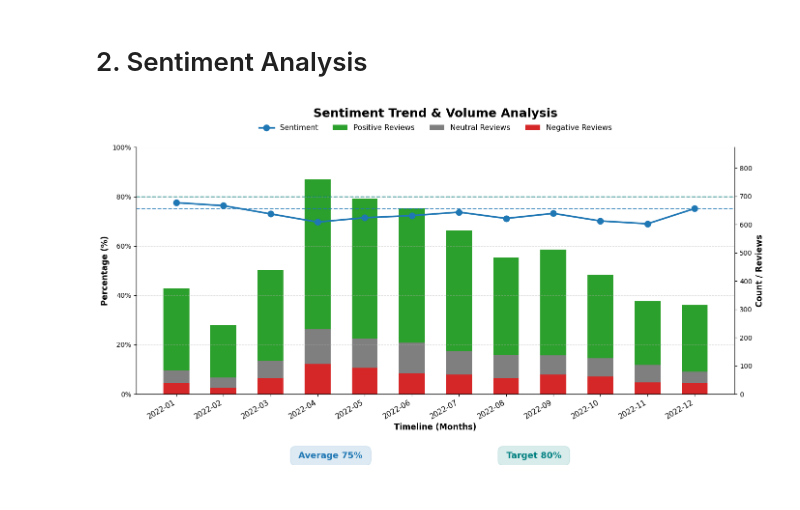
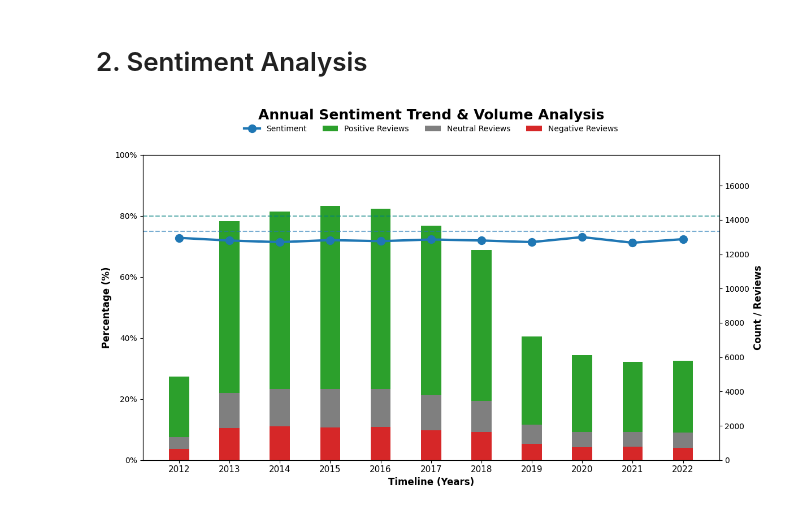
Before and after one commit to bee1zebub05/datathon-2026, a Jupyter notebook: DB2_Products.ipynb, the cells around one changed output. Drawn from its saved outputs; the diff is of its cells as text; code cells hidden in the pictures.

Commit message:
Fix Sentiment

```diff
--- a/DB2_Products.ipynb
+++ b/DB2_Products.ipynb
@@ -102,10 +102,9 @@ import matplotlib.pyplot as plt
 import numpy as np
 from matplotlib.ticker import PercentFormatter
 
-# 1. Đọc và lọc dữ liệu (Lấy 12 tháng của năm 2022 để đồ thị có đúng 12 mốc như mô tả)
+# 1. Đọc dữ liệu (Bỏ lọc năm 2022 để lấy toàn bộ các năm có trong data)
 BASE_DATA = "data/"
 reviews = pd.read_csv(BASE_DATA + 'reviews.csv', parse_dates=['review_date'])
-reviews = reviews[reviews['review_date'].dt.year == 2022].copy()
 
 # 2. Phân loại Cảm xúc (Sentiment Rating)
 def classify_rating(r):
@@ -114,12 +113,14 @@ def classify_rating(r):
     else: return 'Positive'
 
 reviews['sentiment'] = reviews['rating'].apply(classify_rating)
-reviews['Month'] = reviews['review_date'].dt.to_period('M')
 
-# Gom nhóm và tính toán Sentiment Percentage (Quy ước: % Positive)
-pivot = reviews.groupby(['Month', 'sentiment']).size().unstack(fill_value=0)
+# THAY ĐỔI TẠI ĐÂY: Trích xuất Năm thay vì Tháng
+reviews['Year'] = reviews['review_date'].dt.year
 
-# Đảm bảo có đủ 3 cột để code không lỗi nếu như tháng đó xui xẻo không có ai đánh giá 1 sao
+# 3. Gom nhóm theo Năm
+pivot = reviews.groupby(['Year', 'sentiment']).size().unstack(fill_value=0)
+
+# Đảm bảo có đủ 3 cột
 for col in ['Negative', 'Neutral', 'Positive']:
     if col not in pivot.columns:
         pivot[col] = 0
@@ -127,6 +128,7 @@ for col in ['Negative', 'Neutral', 'Positive']:
 pivot['Total'] = pivot['Negative'] + pivot['Neutral'] + pivot['Positive']
 pivot['Sentiment_Pct'] = (pivot['Positive'] / pivot['Total']) * 100
 
+# Chuẩn bị dữ liệu vẽ
 x_labels = pivot.index.astype(str).tolist()
 pos = pivot['Positive'].values
 neu = pivot['Neutral'].values
@@ -136,69 +138,48 @@ sentiment_line = pivot['Sentiment_Pct'].values
 # ==========================================
 # VẼ BIỂU ĐỒ KÉP (DUAL AXIS CHART)
 # ==========================================
-fig, ax1 = plt.subplots(figsize=(14, 7))
+fig, ax1 = plt.subplots(figsize=(12, 7))
 
 # Trục phụ ax2 (Cột chồng - Secondary Right Y-Axis)
 ax2 = ax1.twinx()
-width = 0.55
+width = 0.4 # Giảm độ rộng cột vì số lượng năm thường ít hơn số tháng
 x_pos = np.arange(len(x_labels))
 
-# Vẽ cột chồng (Stack order từ dưới lên: Red -> Gray -> Green)
+# Vẽ cột chồng
 p_neg = ax2.bar(x_pos, neg, width, label='Negative Reviews', color='#d62728', zorder=2)
 p_neu = ax2.bar(x_pos, neu, width, bottom=neg, label='Neutral Reviews', color='#7f7f7f', zorder=2)
 p_pos = ax2.bar(x_pos, pos, width, bottom=neg+neu, label='Positive Reviews', color='#2ca02c', zorder=2)
 
 ax2.set_ylabel('Count / Reviews', fontsize=12, fontweight='bold')
-# Trục tung bên phải tự động cấu hình khoảng cách từ 0 tới max Count + 15% (thay vì max 48 cố định)
-ax2.set_ylim(0, max(pivot['Total']) * 1.15)
+ax2.set_ylim(0, max(pivot['Total']) * 1.2)
 
-# Đẩy trục ax1 lên trên ax2 để đường (Line) không bị những thanh cột lấp mất
+# Trục chính ax1 (Line - Primary Left Y-Axis)
 ax1.set_zorder(ax2.get_zorder() + 1)
 ax1.patch.set_visible(False)
 
-# Trục chính ax1 (Line - Primary Left Y-Axis)
-p_line, = ax1.plot(x_pos, sentiment_line, color='#1f77b4', marker='o', markersize=9,
-                   linewidth=2.5, label='Sentiment', zorder=3)
+p_line, = ax1.plot(x_pos, sentiment_line, color='#1f77b4', marker='o', markersize=10,
+                   linewidth=3, label='Sentiment', zorder=3)
 
 ax1.set_ylabel('Percentage (%)', fontsize=12, fontweight='bold')
 ax1.set_ylim(0, 100)
 ax1.yaxis.set_major_formatter(PercentFormatter())
 
-# Hai Đường Tham Chiếu đứt đoạn (Reference Lines)
-ax1.axhline(75, color='#1f77b4', linestyle='--', linewidth=1.5, alpha=0.8, zorder=1)
-ax1.axhline(80, color='#008080', linestyle='--', linewidth=1.5, alpha=0.8, zorder=1)
+# Đường Tham Chiếu
+ax1.axhline(75, color='#1f77b4', linestyle='--', linewidth=1.5, alpha=0.6, zorder=1)
+ax1.axhline(80, color='#008080', linestyle='--', linewidth=1.5, alpha=0.6, zorder=1)
 
-# Format Trục hoành
+# Format Trục hoành theo Năm
 ax1.set_xticks(x_pos)
-ax1.set_xticklabels(x_labels, rotation=30, ha='right', fontsize=11)
-ax1.set_xlabel('Timeline (Months)', fontsize=12, fontweight='bold')
+ax1.set_xticklabels(x_labels, fontsize=11)
+ax1.set_xlabel('Timeline (Years)', fontsize=12, fontweight='bold')
 
-# Lưới (Gridlines) đồng bộ với trục Trái
-ax1.grid(axis='y', linestyle='--', alpha=0.4, zorder=0)
-
-# ==========================================
-# CÁC YẾU TỐ HỖ TRỢ (LEGEND & SUMMARY BOXES)
-# ==========================================
-# 1. Chú giải (Legend)
+# Legend & Summary
 handles = [p_line, p_pos, p_neu, p_neg]
 labels = [h.get_label() for h in handles]
-ax1.legend(handles, labels, loc='upper center', bbox_to_anchor=(0.5, 1.12), ncol=4, frameon=False, fontsize=11)
+ax1.legend(handles, labels, loc='upper center', bbox_to_anchor=(0.5, 1.12), ncol=4, frameon=False)
 
-# 2. Bảng tóm tắt (Summary Boxes) ở phía dưới biểu đồ
-fig.text(0.35, -0.05, " Average 75% ", ha="center", va="center", fontsize=13,
-         bbox=dict(facecolor="#1f77b4", alpha=0.15, edgecolor='#1f77b4', boxstyle='round,pad=0.6'),
-         color='#1f77b4', weight='bold')
-
-fig.text(0.65, -0.05, " Target 80% ", ha="center", va="center", fontsize=13,
-         bbox=dict(facecolor="#008080", alpha=0.15, edgecolor='#008080', boxstyle='round,pad=0.6'),
-         color='#008080', weight='bold')
-
-# Tối ưu giao diện (Spines)
-ax1.spines['top'].set_visible(False)
-ax2.spines['top'].set_visible(False)
-
-plt.title('Sentiment Trend & Volume Analysis', pad=45, fontsize=18, fontweight='bold')
+plt.title('Annual Sentiment Trend & Volume Analysis', pad=45, fontsize=18, fontweight='bold')
 plt.tight_layout()
 plt.show()
 # %% [output]
-[figure, old version]
+[figure, new version]
```
